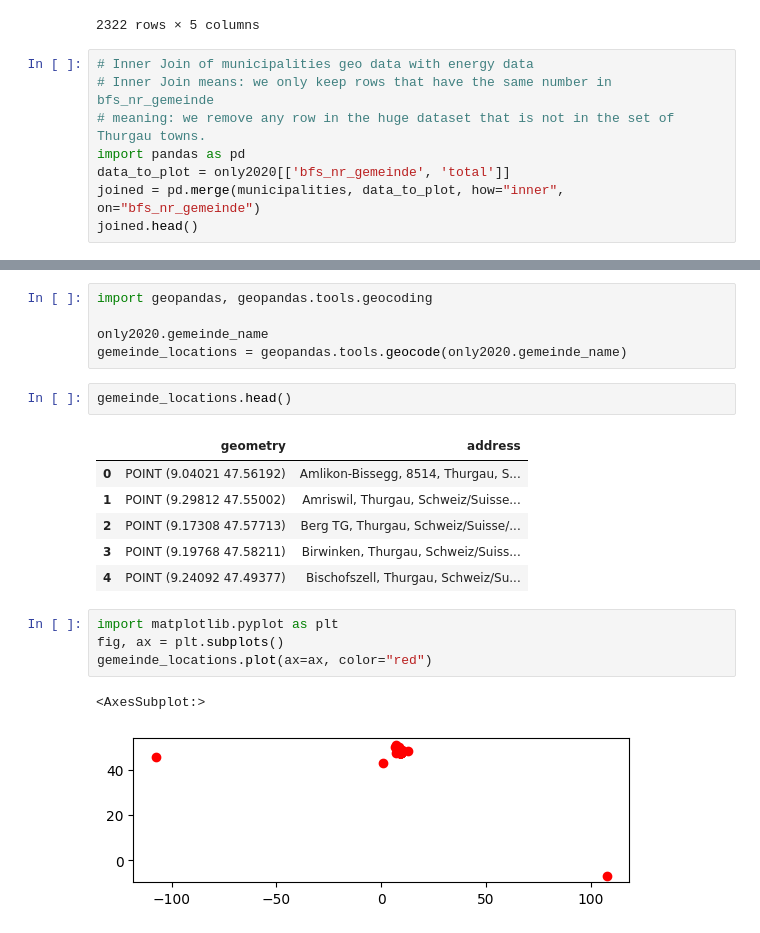
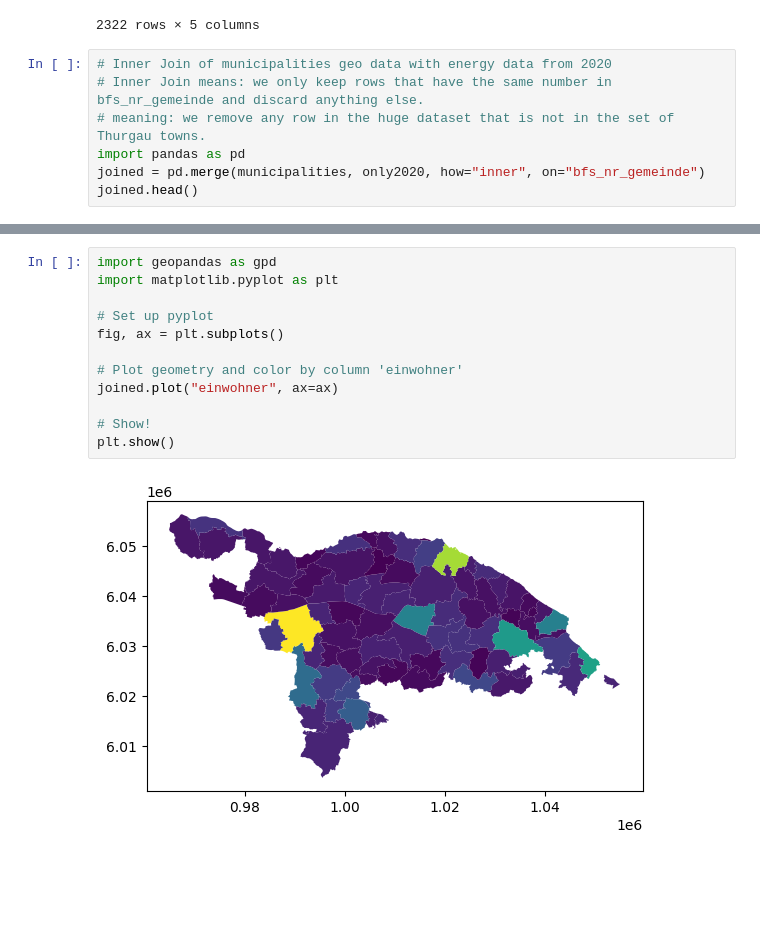
Before and after one commit to tkilla77/ksr_talit_hackathon, a Jupyter notebook: notebooks/examples.ipynb, the cells around one changed output, grey strips where cells are left out. Cells and saved outputs as stored; diff of their text form; blank space fills up the shorter version.

Commit message:
use only pyplot for first visualization

```diff
--- a/notebooks/examples.ipynb
+++ b/notebooks/examples.ipynb
@@ -197,11 +197,10 @@ municipalities
 | 2325 | 2788 | CH | Gemeinde | Liesberg | MULTIPOLYGON (((827919.732 600446... |
 2322 rows × 5 columns
 # %%
-# Inner Join of municipalities geo data with energy data
-# Inner Join means: we only keep rows that have the same number in bfs_nr_gemeinde
+# Inner Join of municipalities geo data with energy data from 2020
+# Inner Join means: we only keep rows that have the same number in bfs_nr_gemeinde and discard anything else.
 # meaning: we remove any row in the huge dataset that is not in the set of Thurgau towns.
 import pandas as pd
-data_to_plot = only2020[['bfs_nr_gemeinde', 'total']]
-joined = pd.merge(municipalities, data_to_plot, how="inner", on="bfs_nr_gemeinde")
+joined = pd.merge(municipalities, only2020, how="inner", on="bfs_nr_gemeinde")
 joined.head()
 # %% [output]
@@ -232,21 +213,14 @@ IFrame('plot_data.html', width=700, height=450)
-# %%
-import geopandas, geopandas.tools.geocoding
-
-only2020.gemeinde_name
-gemeinde_locations = geopandas.tools.geocode(only2020.gemeinde_name)
-# %%
-gemeinde_locations.head()
-# %% [output]
-|  | geometry | address |
-| 0 | POINT (9.04021 47.56192) | Amlikon-Bissegg, 8514, Thurgau, S... |
-| 1 | POINT (9.29812 47.55002) | Amriswil, Thurgau, Schweiz/Suisse... |
-| 2 | POINT (9.17308 47.57713) | Berg TG, Thurgau, Schweiz/Suisse/... |
-| 3 | POINT (9.19768 47.58211) | Birwinken, Thurgau, Schweiz/Suiss... |
-| 4 | POINT (9.24092 47.49377) | Bischofszell, Thurgau, Schweiz/Su... |
 # %%
+import geopandas as gpd
 import matplotlib.pyplot as plt
+
+# Set up pyplot
 fig, ax = plt.subplots()
-gemeinde_locations.plot(ax=ax, color="red")
+
+# Plot geometry and color by column 'einwohner'
+joined.plot("einwohner", ax=ax)
+
+# Show!
+plt.show()
 # %% [output]
-<AxesSubplot:>
-[figure, old version]
+[figure, new version]
```
Also changed, not shown: parts of 2 cells of this notebook.
